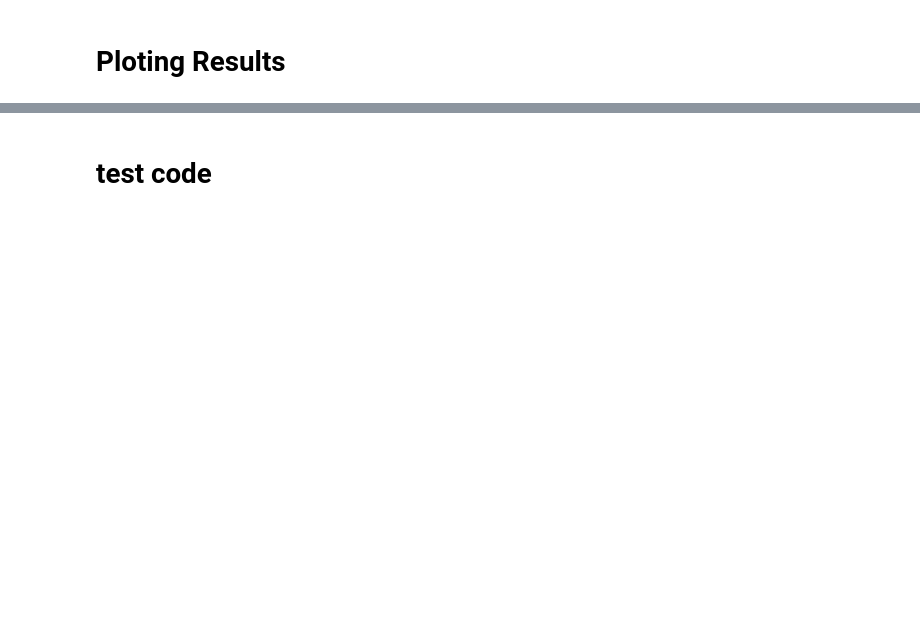
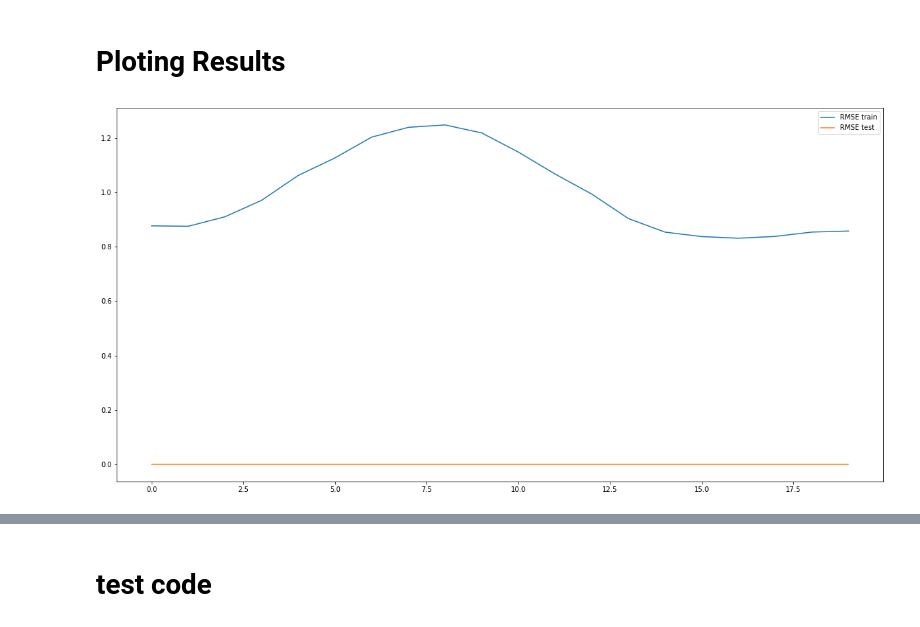
Before and after one commit to ParsProgrammer/ERS, a Jupyter notebook: Explainable_Recommender_System.ipynb, the cells around one changed output, grey strips where cells are left out. Saved outputs shown, nothing was run; the diff lists cells and outputs as text; code cells hidden in the pictures; blank space fills up the shorter version.

```diff
--- a/Explainable_Recommender_System.ipynb
+++ b/Explainable_Recommender_System.ipynb
@@ -753,7 +753,7 @@ item_recommender_features = np.zeros(shape=(num_items, feature_num),dtype=np.flo
 ## **PMF (Probabilistic Matrix Factorization)**
 # %%
 class PMF():
-    def __init__(self, num_feat=16, epsilon=1, _lambda=0.2, momentum=0.8,  batch_size=1024,num_item=9000,num_user=15000,mean_inv=3):
+    def __init__(self, num_feat=16, epsilon=1, _lambda=0.15, momentum=0.8,  batch_size=1024,num_item=9000,num_user=15000,mean_inv=3):
         self.num_feat = num_feat  # Number of latent features,
         self.epsilon = epsilon  # learning rate,
         self._lambda = _lambda  # L2 regularization,
@@ -1153,6 +1153,7 @@ class Seq2Seq(tf.keras.Model):
 
     def adversarial_train(self,num_steps=1):
         total_gen_loss=0
+        train_acc_dis.reset_state()
         for step in range(num_steps):
           # train generator for one step
           generated_samples,batch_userID,batch_itemID, gen_loss =  self._train_step_gn_policy() #adversarial samples
@@ -1360,5 +1392,15 @@ In this `tf.Variable` creation, the initial value's shape ((28405, 300)) is not
 # %% [markdown]
 # **Ploting Results**
+# %%
+_, ax = plt.subplots(1, 1, figsize=(20, 10))
+
+ax.plot(np.arange(len(mt_model.pmf_model.rmse_train)), mt_model.pmf_model.rmse_train, label='RMSE train')
+ax.plot(np.arange(len(mt_model.pmf_model.rmse_test)), mt_model.pmf_model.rmse_test, label='RMSE test')
+ax.legend()
+
+plt.show()
+# %% [output]
+[figure, added]
 # %%
 %load_ext tensorboard
 # %%
```
Also changed, not shown: parts of 30 cells of this notebook.
